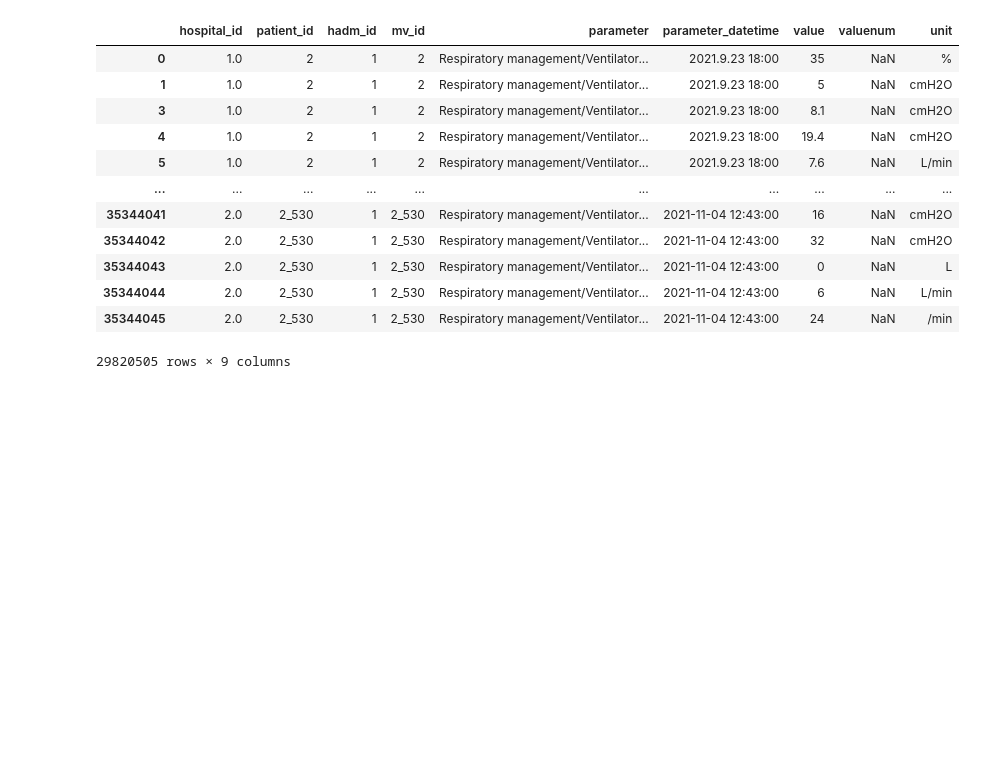
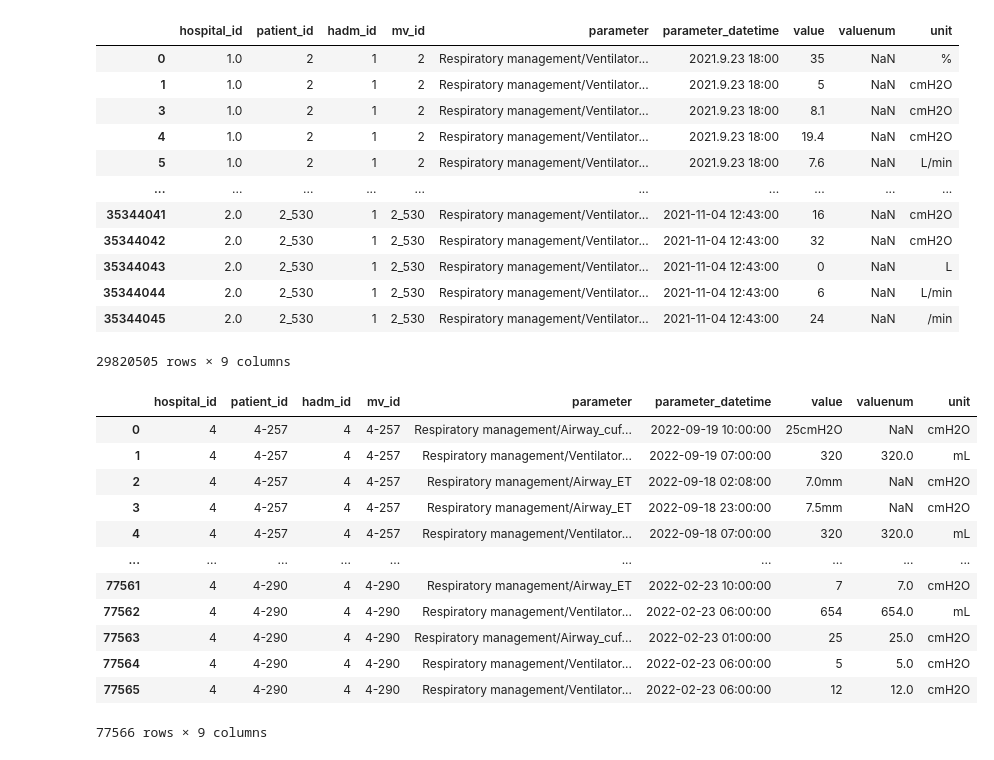
Before and after one commit to skjangbudon/nia_vent_weaning, a Jupyter notebook: notebook/data_preprocess_final.ipynb, the cells around one changed output. Drawn from its saved outputs; the diff is of its cells as text; code cells hidden in the pictures; blank space fills up the shorter version.

```diff
--- a/notebook/data_preprocess_final.ipynb
+++ b/notebook/data_preprocess_final.ipynb
@@ -1398,8 +1430,11 @@ final_df
 var = 'ventilator_parameter'
 
 aj_snu = pd.read_csv(inted_path + var + '.csv', index_col=0)
+aj_snu['patient_id'] = aj_snu['patient_id'].astype(str)
+
 ys = pd.read_csv(ys_path + var + '.csv', index_col=0)
-
+ys['mv_id'] = ys['patient_id']
+ys = ys[['hospital_id','patient_id','hadm_id','mv_id','parameter','parameter_datetime','value','valuenum','unit']]
 aj_snu
 # %% [output]
 |  | hospital_id | patient_id | hadm_id | mv_id | parameter | parameter_datetime | value | valuenum | unit |
@@ -1415,3 +1450,19 @@ aj_snu
 | 35344044 | 2.0 | 2_530 | 1 | 2_530 | Respiratory management/Ventilator... | 2021-11-04 12:43:00 | 6 | NaN | L/min |
 | 35344045 | 2.0 | 2_530 | 1 | 2_530 | Respiratory management/Ventilator... | 2021-11-04 12:43:00 | 24 | NaN | /min |
 29820505 rows × 9 columns
+# %%
+ys
+# %% [output]
+|  | hospital_id | patient_id | hadm_id | mv_id | parameter | parameter_datetime | value | valuenum | unit |
+| 0 | 4 | 4-257 | 4 | 4-257 | Respiratory management/Airway_cuf... | 2022-09-19 10:00:00 | 25cmH2O | NaN | cmH2O |
+| 1 | 4 | 4-257 | 4 | 4-257 | Respiratory management/Ventilator... | 2022-09-19 07:00:00 | 320 | 320.0 | mL |
+| 2 | 4 | 4-257 | 4 | 4-257 | Respiratory management/Airway_ET | 2022-09-18 02:08:00 | 7.0mm | NaN | cmH2O |
+| 3 | 4 | 4-257 | 4 | 4-257 | Respiratory management/Airway_ET | 2022-09-18 23:00:00 | 7.5mm | NaN | cmH2O |
+| 4 | 4 | 4-257 | 4 | 4-257 | Respiratory management/Ventilator... | 2022-09-18 07:00:00 | 320 | 320.0 | mL |
+| ... | ... | ... | ... | ... | ... | ... | ... | ... | ... |
+| 77561 | 4 | 4-290 | 4 | 4-290 | Respiratory management/Airway_ET | 2022-02-23 10:00:00 | 7 | 7.0 | cmH2O |
+| 77562 | 4 | 4-290 | 4 | 4-290 | Respiratory management/Ventilator... | 2022-02-23 06:00:00 | 654 | 654.0 | mL |
+| 77563 | 4 | 4-290 | 4 | 4-290 | Respiratory management/Airway_cuf... | 2022-02-23 01:00:00 | 25 | 25.0 | cmH2O |
+| 77564 | 4 | 4-290 | 4 | 4-290 | Respiratory management/Ventilator... | 2022-02-23 06:00:00 | 5 | 5.0 | cmH2O |
+| 77565 | 4 | 4-290 | 4 | 4-290 | Respiratory management/Ventilator... | 2022-02-23 06:00:00 | 12 | 12.0 | cmH2O |
+77566 rows × 9 columns
```
Also changed, not shown: parts of 12 cells of this notebook, 15 other files.
